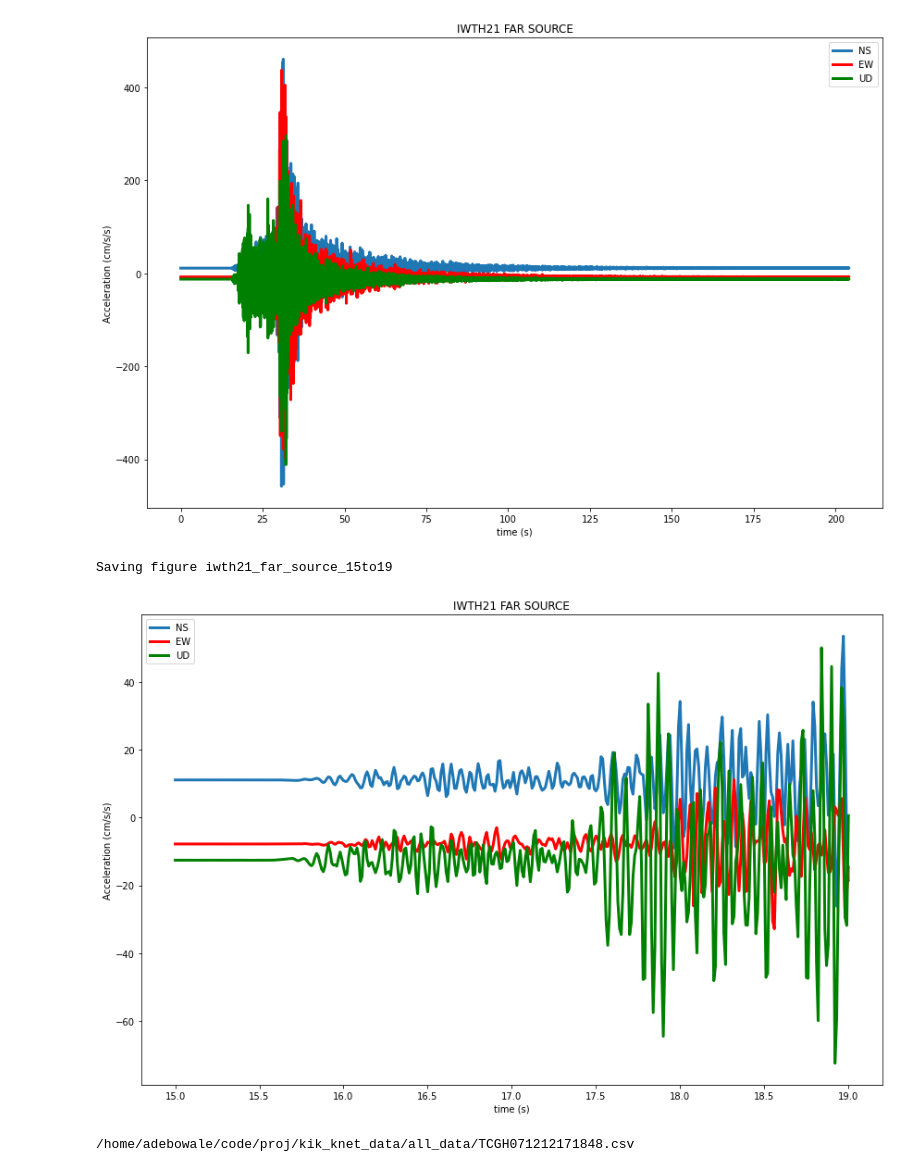
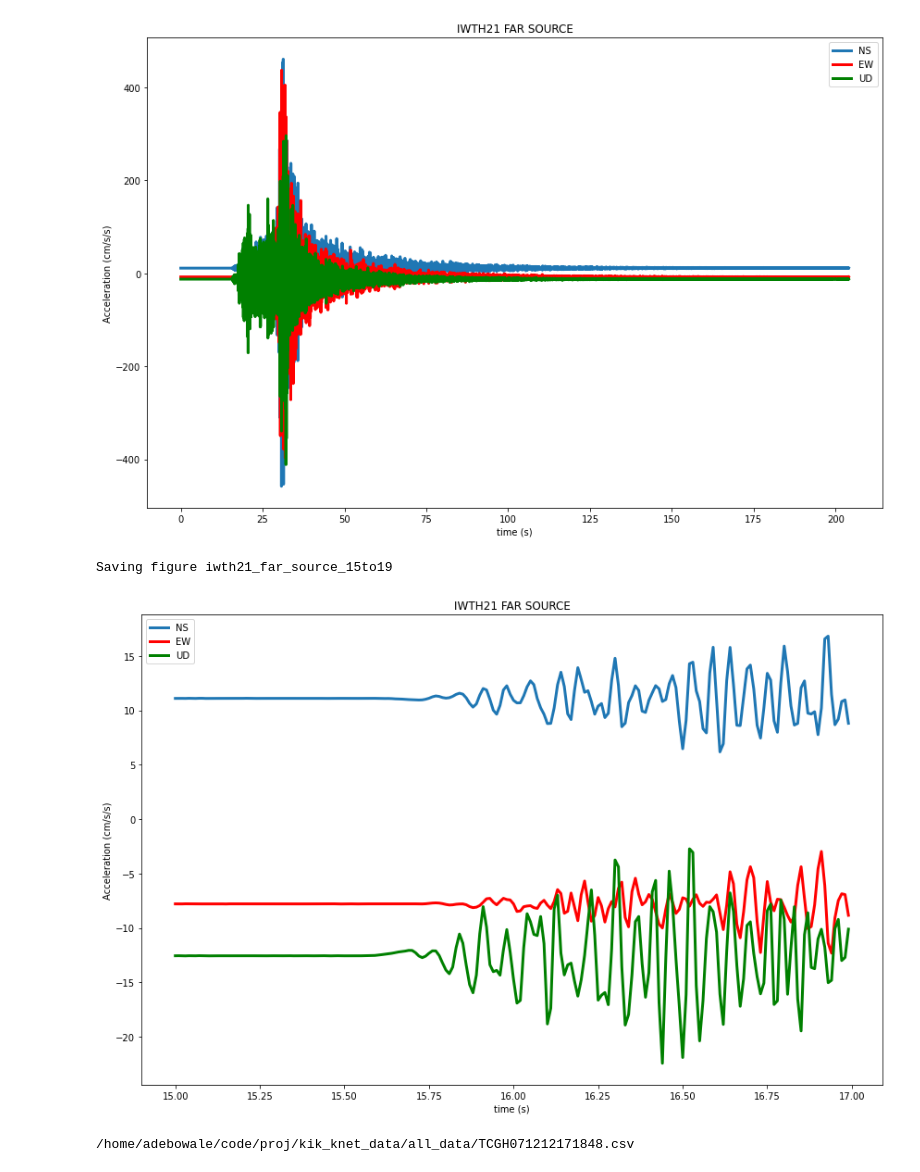
Before and after one commit to SaheedAde/earthquake_early_warning_system, a Jupyter notebook: kik_knet.ipynb, the cells around one changed output. Drawn from its saved outputs; the diff is of its cells as text; code cells hidden in the pictures.

```diff
--- a/kik_knet.ipynb
+++ b/kik_knet.ipynb
@@ -395,22 +395,22 @@ plt.show()
 Saving figure iwth21_far_source
 [figure]
 # %%
-iwth_range = iwth_far_source.loc[(iwth_far_source['time (s)'] >= 15) & (iwth_far_source['time (s)'] <= 19)]
+iwth_range = iwth_far_source.loc[(iwth_far_source['time (s)'] >= 15) & (iwth_far_source['time (s)'] < 17)]
 fig = plt.figure(figsize=(12, 8))
 plt.plot(iwth_range['time (s)'], iwth_range['NS2_data'], label='NS', linewidth=3)
 plt.plot(iwth_range['time (s)'], iwth_range['EW2_data'], label='EW', linewidth=3, color='red')
 plt.plot(iwth_range['time (s)'], iwth_range['UD2_data'], label='UD', linewidth=3, color='green')
 # Add title and labels
 plt.title('IWTH21 FAR SOURCE')
 plt.xlabel('time (s)')
 plt.ylabel('Acceleration (cm/s/s)')
 plt.legend()
 plt.tight_layout()
 save_fig("iwth21_far_source_15to19")
 plt.show()
 # %% [output]
 Saving figure iwth21_far_source_15to19
-[figure, old version]
+[figure, new version]
 # %%
 # load near source data
 tcgh_near_source = load_kiknet_data(f'{cwd}{ALL_DATA_PATH}/TCGH071212171848.csv')
```
Also changed, not shown: parts of 8 cells of this notebook, 4 other files.
